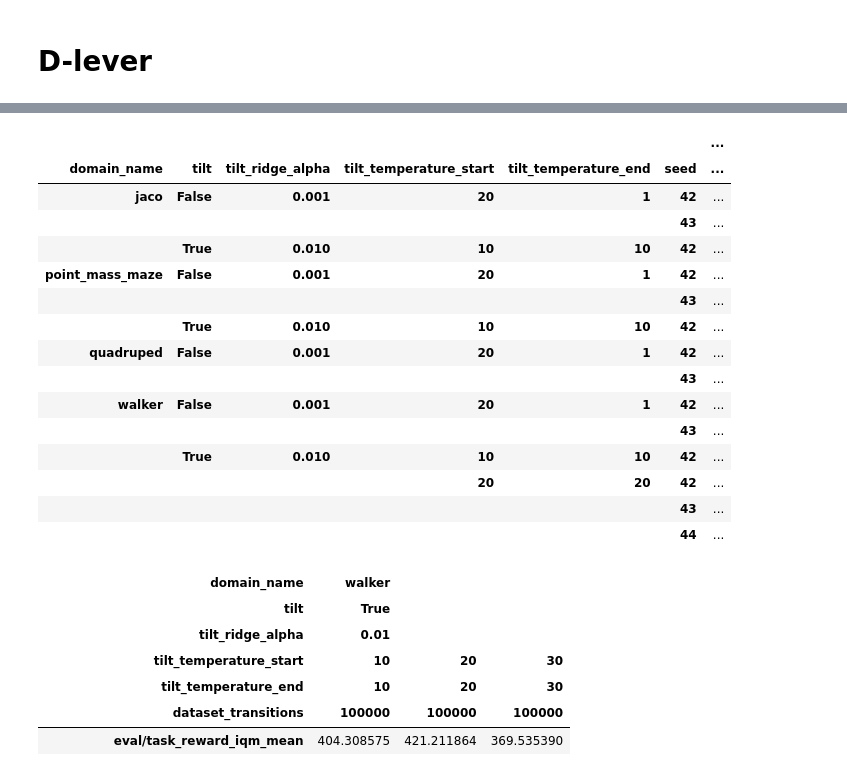
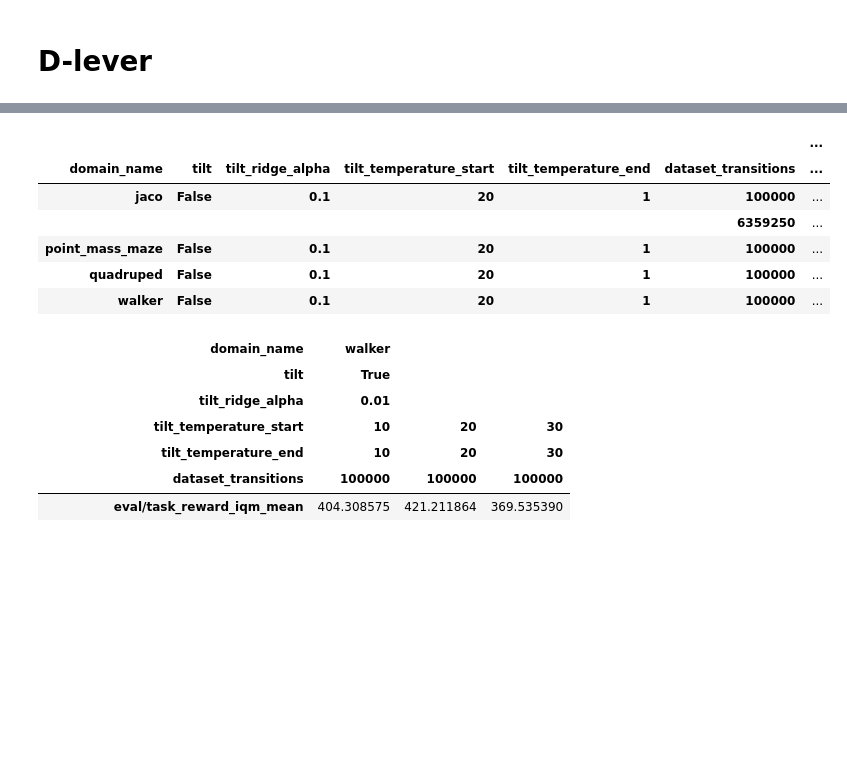
Before and after one commit to Giho-Kim/note, a Jupyter notebook: MCFB.ipynb, the cells around one changed output, grey strips where cells are left out. Drawn from its saved outputs; the diff is of its cells as text; code cells hidden in the pictures; blank space fills up the shorter version.

Commit message:
tilt goal

```diff
--- a/jepa.ipynb
+++ b/MCFB.ipynb
@@ -163,25 +155,16 @@ result_df = pd.DataFrame(rows)
 # %%
 pd.set_option("display.max_rows", None)
 pd.set_option("display.max_columns", None)
-configs = ['domain_name', 'tilt', 'tilt_ridge_alpha', 'tilt_temperature_start',  'tilt_temperature_end','seed', 'dataset_transitions']
+configs = ['domain_name', 'tilt', 'tilt_ridge_alpha', 'tilt_temperature_start',  'tilt_temperature_end', 'dataset_transitions']
 result_df.groupby(configs)[criterion].agg(['mean','count'])
 # %% [output]
 |  |  |  |  |  |  | ... |
-| domain_name | tilt | tilt_ridge_alpha | tilt_temperature_start | tilt_temperature_end | seed | ... |
-| jaco | False | 0.001 | 20 | 1 | 42 | ... |
-|  |  |  |  |  | 43 | ... |
-|  | True | 0.010 | 10 | 10 | 42 | ... |
-| point_mass_maze | False | 0.001 | 20 | 1 | 42 | ... |
-|  |  |  |  |  | 43 | ... |
-|  | True | 0.010 | 10 | 10 | 42 | ... |
-| quadruped | False | 0.001 | 20 | 1 | 42 | ... |
-|  |  |  |  |  | 43 | ... |
-| walker | False | 0.001 | 20 | 1 | 42 | ... |
-|  |  |  |  |  | 43 | ... |
-|  | True | 0.010 | 10 | 10 | 42 | ... |
-|  |  |  | 20 | 20 | 42 | ... |
-|  |  |  |  |  | 43 | ... |
-|  |  |  |  |  | 44 | ... |
+| domain_name | tilt | tilt_ridge_alpha | tilt_temperature_start | tilt_temperature_end | dataset_transitions | ... |
+| jaco | False | 0.1 | 20 | 1 | 100000 | ... |
+|  |  |  |  |  | 6359250 | ... |
+| point_mass_maze | False | 0.1 | 20 | 1 | 100000 | ... |
+| quadruped | False | 0.1 | 20 | 1 | 100000 | ... |
+| walker | False | 0.1 | 20 | 1 | 100000 | ... |
 # %%
 task = 'walker'
 task_df = result_df[result_df['domain_name']==task]
```
Also changed, not shown: parts of 2 cells of this notebook, 10 other files.
